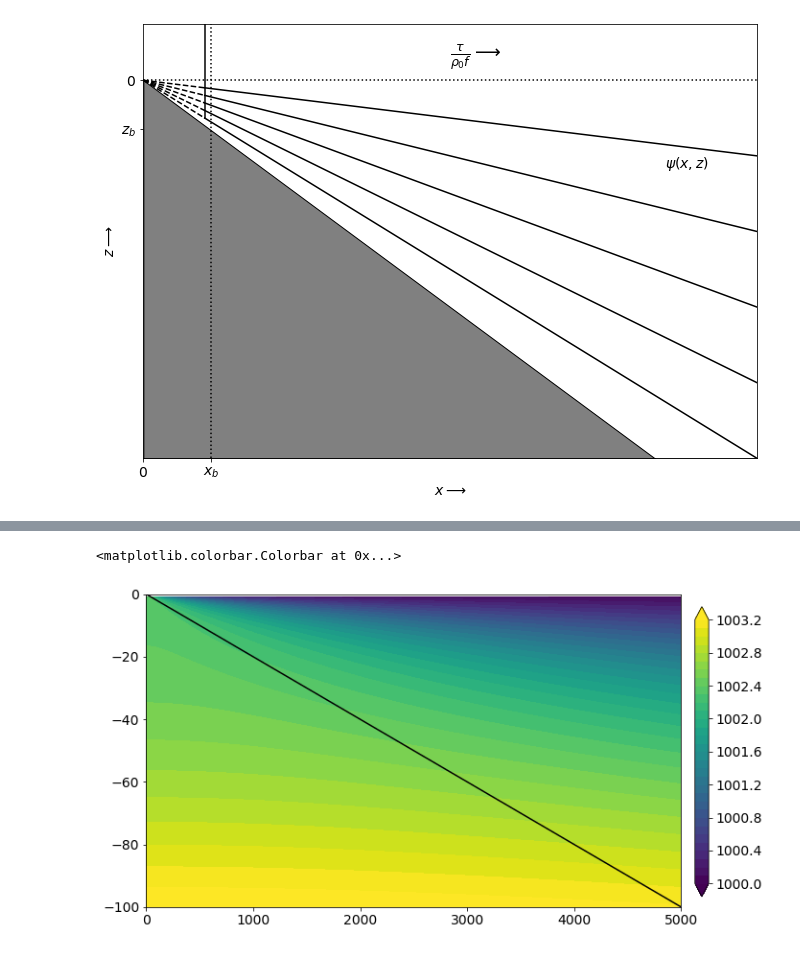
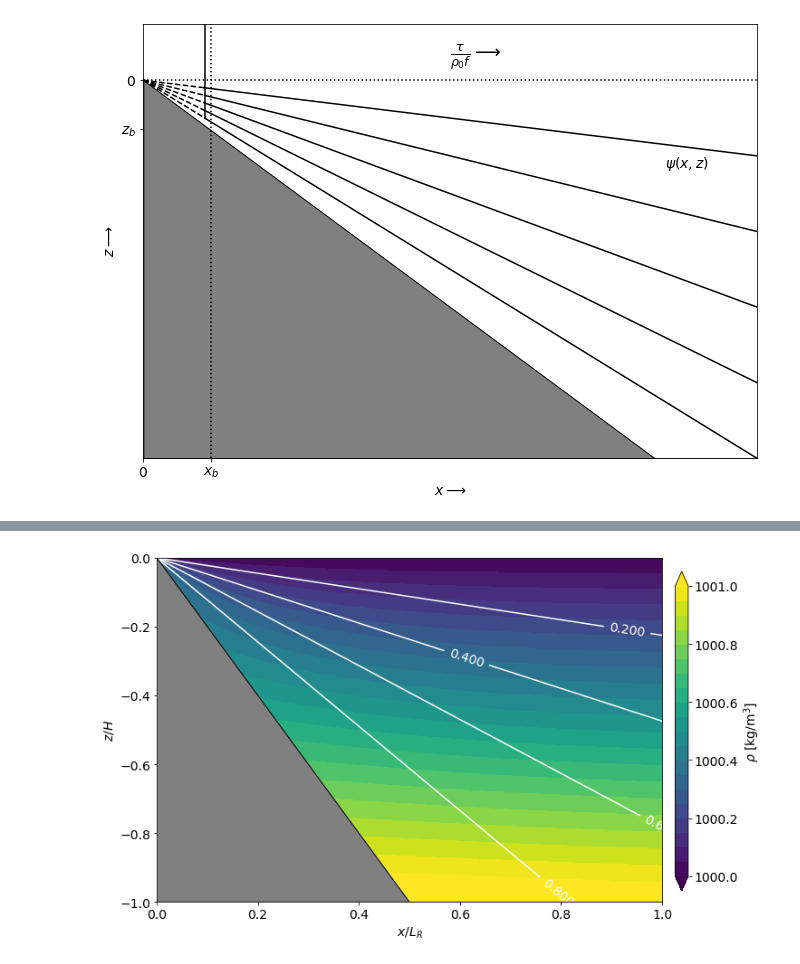
Before and after one commit to SalishSeaCast/SoG_upwelling_EOF_paper, a Jupyter notebook: notebooks/model_ramblings.ipynb, the cells around one changed output, grey strips where cells are left out. Saved outputs shown, nothing was run; the diff lists cells and outputs as text; code cells hidden in the pictures.

```diff
--- a/notebooks/model_ramblings.ipynb
+++ b/notebooks/model_ramblings.ipynb
@@ -278,0 +54,3 @@ $$\rho(x, z, t) = \rho_0\left(1 + \frac{N^2z}{g}\sqrt{1 + \frac{2\tau t}{\rho_0N
+# %%
+# Definitions
+f, g, rho_0, H = 1e-4, 9.81, 1e3, 1e2
@@ -279,23 +290,37 @@ $$\rho(x, z, t) = \rho_0\left(1 + \frac{N^2z}{g}\sqrt{1 + \frac{2\tau t}{\rho_0N
 # %%
-f, g, rho_0, tau, N, alpha, t = 1e-4, 9.81, 1e3, 0.1, 0.015, 0.02, 1e6
+# --- Plot density and streamline cross-section after 1 day
 
-xi = np.arange(0, 5e3)
-zi = np.arange(-100, 0, 1)
+# Make figure panels
+fig, ax = plt.subplots(figsize=(10, 7))
+ax.set_xlim([0, 1])
+ax.set_ylim([-1, 0])
+ax.set_xlabel('$x/L_R$')
+ax.set_ylabel('$z/H$')
+
+# Define parameters
+tau, N, alpha, t = 0.1, 0.01, 0.02, 86400
+S = alpha * N / f
+L_R = N * H / f
+
+# Make plot arrays
+xi = np.arange(1, L_R)
+zi = np.concatenate((np.arange(-H, 0), np.arange(-0.9, 0, 0.1)))
 x, z = np.meshgrid(xi, zi)
-S = alpha * N / f
 
+# Calculate streamfunction and density fields
+psi = -tau / (rho_0 * f * np.arctan(S)) * np.arctan(N * z / (f * x))
 rho_star = -rho_0 * N**2 * z / g
 rho = rho_star * np.sqrt(1 + 2 * tau * t / (rho_0 * N * np.arctan(S)) / (z**2 + (f * x / N)**2)) + rho_0
 
-fig, ax = plt.subplots(figsize=(10, 6))
-ax.set_xlim([0, 5e3])
-ax.set_ylim([-100, 0])
+# Plot fields
+c = ax.contourf(x/L_R, z/H, rho, levels=np.arange(1000, 1001.01, 0.05), extend='both')
+cs = ax.contour(x/L_R, z/H, psi, levels=np.arange(0.2, 1, 0.2), colors='w')
+ax.fill_between(xi/L_R, -alpha * xi / H, -1, facecolor='gray', edgecolor='k', zorder=10)
+ax.clabel(cs)
 
-c = ax.contourf(x, z, rho, levels=np.arange(1000, 1003.2, 0.1), extend='both')
-ax.plot(xi, -alpha * xi, 'k-', zorder=10)
-
+# Formatting
 cax = fig.add_axes([0.92, 0.15, 0.02, 0.7])
-fig.colorbar(c, cax=cax)
+fig.colorbar(c, cax=cax, label='$\\rho$ [kg/m$^3$]', ticks=np.arange(1000, 1001.1, 0.2), format='%.1f')
+plt.show()
 # %% [output]
-<matplotlib.colorbar.Colorbar at 0x...>
-[figure, old version]
+[figure, new version]
```
Also changed, not shown: parts of 17 cells of this notebook.
